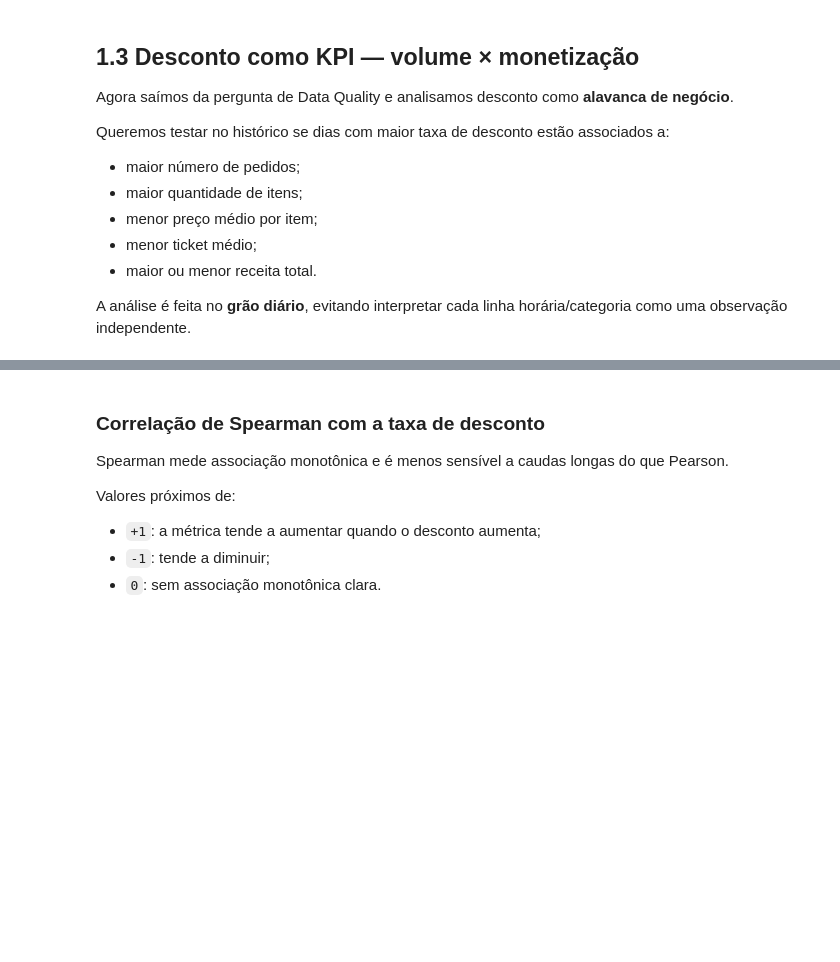
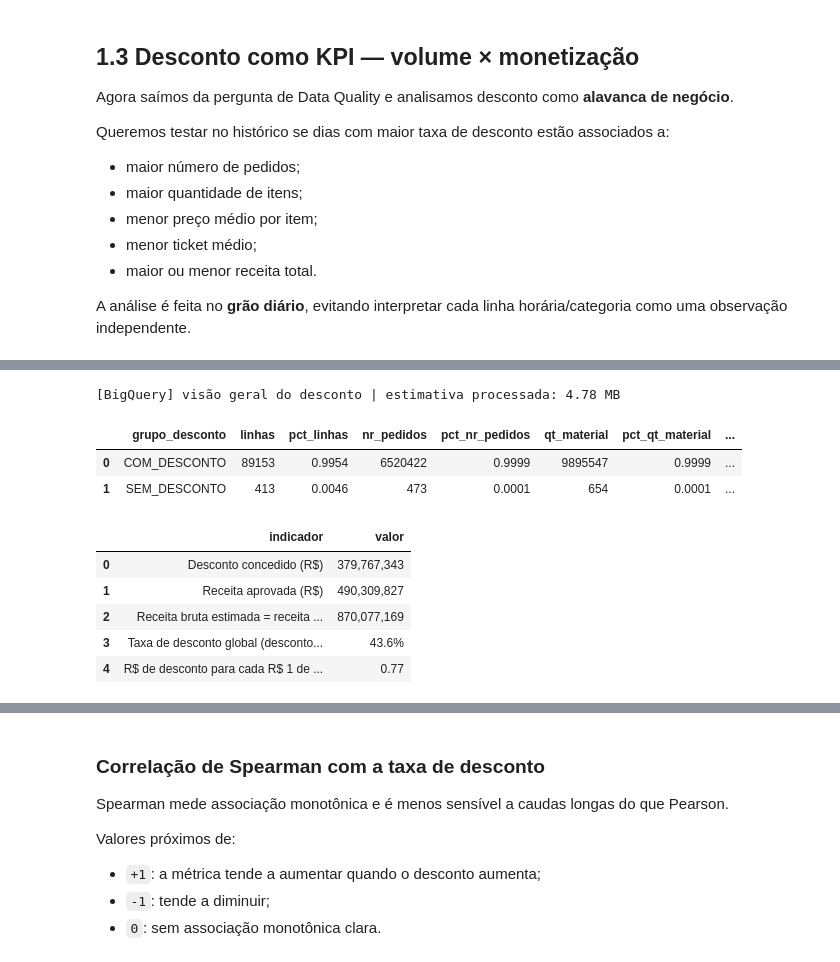
Before and after one commit to guisoares10/Projeto-GB, a Jupyter notebook: notebooks/01_eda_data_quality.ipynb, the cells around one changed output, grey strips where cells are left out. Saved outputs shown, nothing was run; the diff lists cells and outputs as text; code cells hidden in the pictures; blank space fills up the shorter version.

```diff
--- a/notebooks/01_eda_data_quality.ipynb
+++ b/notebooks/01_eda_data_quality.ipynb
@@ -884,0 +891,60 @@ A análise é feita no **grão diário**, evitando interpretar cada linha horár
+# %%
+sql_discount_overview = f"""
+SELECT
+  CASE
+    WHEN vlr_venda_desconto > 0 THEN 'COM_DESCONTO'
+    WHEN vlr_venda_desconto = 0 THEN 'SEM_DESCONTO'
+    WHEN vlr_venda_desconto < 0 THEN 'DESCONTO_NEGATIVO'
+    ELSE 'NULO'
+  END AS grupo_desconto,
+  COUNT(*) AS linhas,
+  SUM(nr_pedidos) AS nr_pedidos,
+  SUM(qt_material) AS qt_material,
+  CAST(SUM(receita_aprovada) AS FLOAT64) AS receita_aprovada,
+  CAST(SUM(vlr_venda_desconto) AS FLOAT64) AS vlr_venda_desconto
+FROM `{TABLE_ID}`
+WHERE {DATE_FILTER}
+GROUP BY 1
+ORDER BY linhas DESC
+"""
+
+discount_overview = run_bq(sql_discount_overview, "visão geral do desconto")
+
+for coluna in ["linhas", "nr_pedidos", "qt_material", "receita_aprovada"]:
+    discount_overview[f"pct_{coluna}"] = discount_overview[coluna] / discount_overview[coluna].sum()
+
+display(discount_overview[[
+    "grupo_desconto", "linhas", "pct_linhas", "nr_pedidos", "pct_nr_pedidos",
+    "qt_material", "pct_qt_material", "pct_receita_aprovada",
+]])
+
+receita_total = discount_overview["receita_aprovada"].sum()
+desconto_total = discount_overview["vlr_venda_desconto"].sum()
+
+display(pd.DataFrame({
+    "indicador": [
+        "Desconto concedido (R$)",
+        "Receita aprovada (R$)",
+        "Receita bruta estimada = receita + desconto (R$)",
+        "Taxa de desconto global (desconto / receita bruta)",
+        "R$ de desconto para cada R$ 1 de receita",
+    ],
+    "valor": [
+        f"{desconto_total:,.0f}",
+        f"{receita_total:,.0f}",
+        f"{receita_total + desconto_total:,.0f}",
+        f"{desconto_total / (receita_total + desconto_total):.1%}",
+        f"{desconto_total / receita_total:.2f}",
+    ],
+}))
+# %% [output]
+[BigQuery] visão geral do desconto | estimativa processada: 4.78 MB
+|  | grupo_desconto | linhas | pct_linhas | nr_pedidos | pct_nr_pedidos | qt_material | pct_qt_material | ... |
+| 0 | COM_DESCONTO | 89153 | 0.9954 | 6520422 | 0.9999 | 9895547 | 0.9999 | ... |
+| 1 | SEM_DESCONTO | 413 | 0.0046 | 473 | 0.0001 | 654 | 0.0001 | ... |
+|  | indicador | valor |
+| 0 | Desconto concedido (R$) | 379,767,343 |
+| 1 | Receita aprovada (R$) | 490,309,827 |
+| 2 | Receita bruta estimada = receita ... | 870,077,169 |
+| 3 | Taxa de desconto global (desconto... | 43.6% |
+| 4 | R$ de desconto para cada R$ 1 de ... | 0.77 |
```
Also changed, not shown: parts of 8 cells of this notebook.
